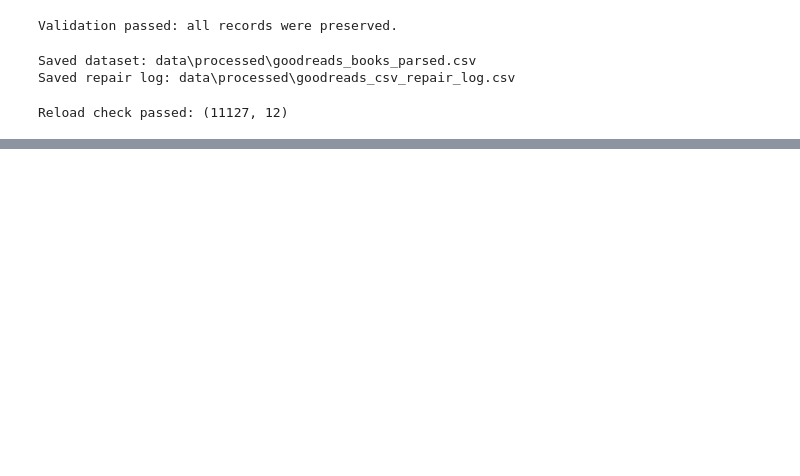
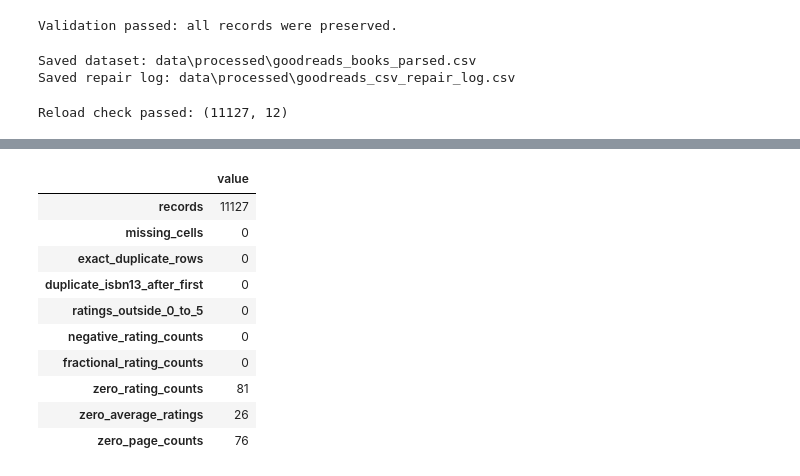
Before and after one commit to radostina-elinchova/books-ds, a Jupyter notebook: books_project.ipynb, the cells around one changed output, grey strips where cells are left out. Saved outputs shown, nothing was run; the diff lists cells and outputs as text; code cells hidden in the pictures; blank space fills up the shorter version.

```diff
--- a/books_project.ipynb
+++ b/books_project.ipynb
@@ -656,0 +720,51 @@ will be performed in the next stage.
+# %%
+quality_summary = pd.Series(
+    {
+        "records": len(goodreads_clean),
+        "missing_cells": int(
+            goodreads_clean.isna().sum().sum()
+        ),
+        "exact_duplicate_rows": int(
+            goodreads_clean.duplicated().sum()
+        ),
+        "duplicate_isbn13_after_first": int(
+            goodreads_clean["isbn13"].duplicated().sum()
+        ),
+        "ratings_outside_0_to_5": int(
+            (
+                goodreads_clean["average_rating"].notna()
+                & ~goodreads_clean["average_rating"].between(0, 5)
+            ).sum()
+        ),
+        "negative_rating_counts": int(
+            goodreads_clean["ratings_count"].lt(0).sum()
+        ),
+        "fractional_rating_counts": int(
+            goodreads_clean["ratings_count"].mod(1).ne(0).fillna(False).sum()
+        ),
+        "zero_rating_counts": int(
+            goodreads_clean["ratings_count"].eq(0).sum()
+        ),
+        "zero_average_ratings": int(
+            goodreads_clean["average_rating"].eq(0).sum()
+        ),
+        "zero_page_counts": int(
+            goodreads_clean["num_pages"].eq(0).sum()
+        ),
+    },
+    name="value",
+).to_frame()
+
+quality_summary
+# %% [output]
+|  | value |
+| records | 11127 |
+| missing_cells | 0 |
+| exact_duplicate_rows | 0 |
+| duplicate_isbn13_after_first | 0 |
+| ratings_outside_0_to_5 | 0 |
+| negative_rating_counts | 0 |
+| fractional_rating_counts | 0 |
+| zero_rating_counts | 81 |
+| zero_average_ratings | 26 |
+| zero_page_counts | 76 |
```
Also changed, not shown: parts of 12 cells of this notebook, 4 other files.
